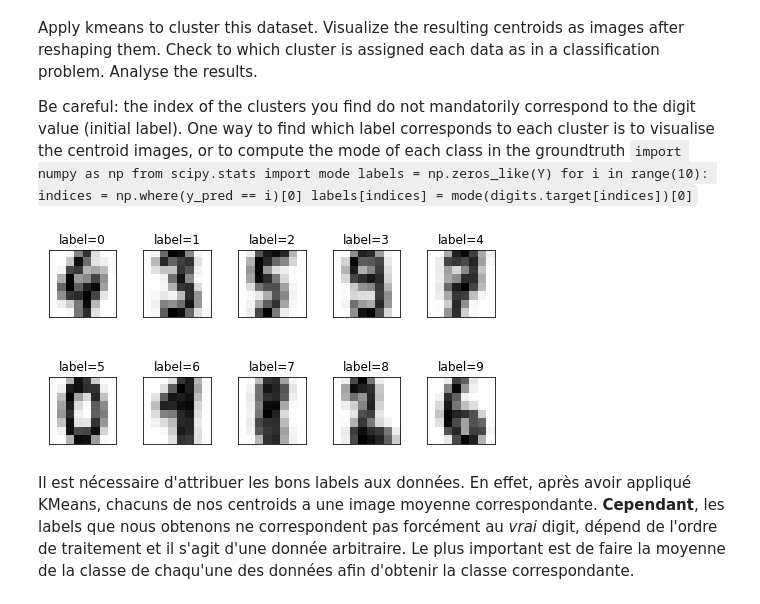
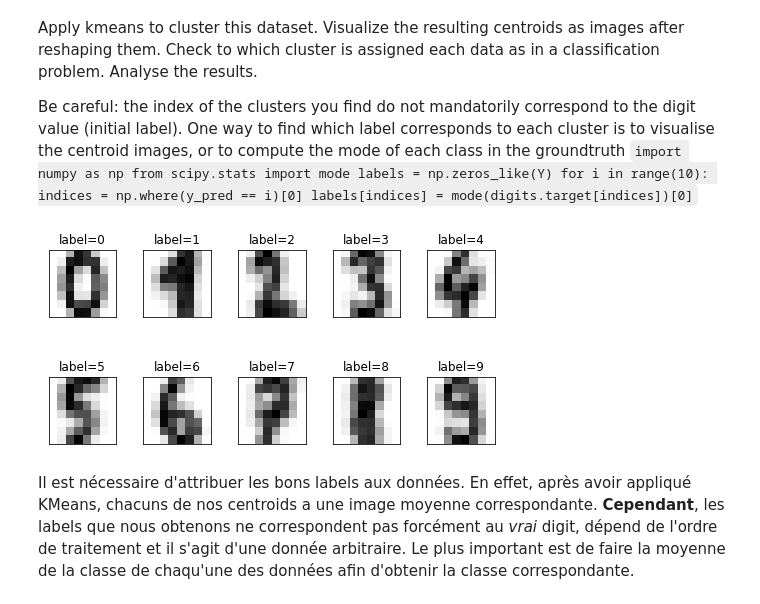
Before and after one commit to JohanChataigne/handwritten_digits_recognition, a Jupyter notebook: Assignment1.ipynb, the cells around one changed output. Saved outputs shown, nothing was run; the diff lists cells and outputs as text; code cells hidden in the pictures.

```diff
--- a/Assignment1.ipynb
+++ b/Assignment1.ipynb
@@ -60,36 +60,37 @@ image_shape = digits.images.shape[1:]
 
 # Applique KMeans sur nos données
 clustering = KMeans(n_clusters, random_state = 0).fit(X)
 
 # Récupères les résultats : les centroids et les labels correspondants
 centroids = clustering.cluster_centers_
 labels = clustering.labels_
 
 # Créé un tableau avec pour chaque classes, les images correspondantes (tableau de taille 10,8,8)
 images_centroids = np.zeros((n_clusters,image_shape[0],image_shape[1]))
 
 # Redimenssioner les données afin d'obtenir des images 8*8
 for i in range(n_clusters):
     images_centroids[i] = np.reshape(centroids[i], image_shape)
 
 # Attribute les vrais labels aux données par rapport aux données initiales
 true_labels = np.zeros_like(Y)
-for i in range(10):
+for i in range(n_clusters):
     indices = np.where(labels == i)[0]
     true_labels[indices] = mode(Y[indices])[0]
 
+    images_centroids[mode(Y[indices])[0]] = np.reshape(centroids[i], image_shape)
+
 # Plot the centroids returned by KMeans
-
 fig, ax = plt.subplots(2, 5, figsize=(8, 4))
 plt.subplots_adjust(wspace=0.4, hspace=0.4)
 i=0
 for axi in ax.flat:
     axi.set(xticks=[], yticks=[])
     axi.set_title("label=%d"%i)
     axi.imshow(images_centroids[i], interpolation='nearest', cmap=plt.cm.binary)
     i+=1
 # %% [output]
-[figure, old version]
+[figure, new version]
 # %% [markdown]
 Il est nécessaire d'attribuer les bons labels aux données. En effet, après avoir appliqué KMeans, chacuns de nos centroids a une image moyenne correspondante. **Cependant**, les labels que nous obtenons ne correspondent pas forcément au *vrai* digit, dépend de l'ordre de traitement et il s'agit d'une donnée arbitraire. Le plus important est de faire la moyenne de la classe de chaqu'une des données afin d'obtenir la classe correspondante.
 # %%
```
Also changed, not shown: parts of 11 cells of this notebook.
